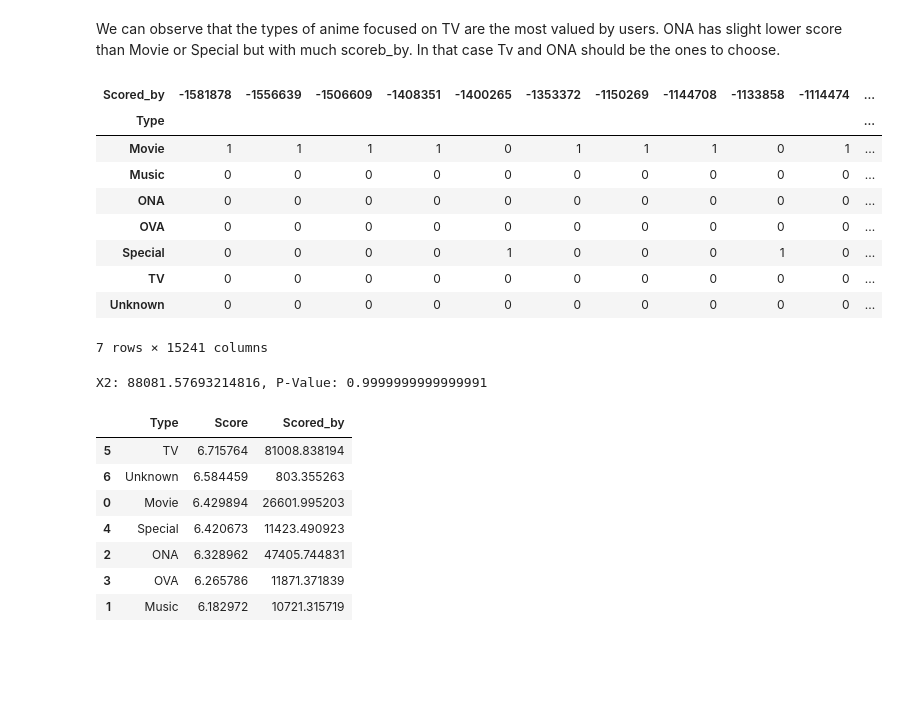
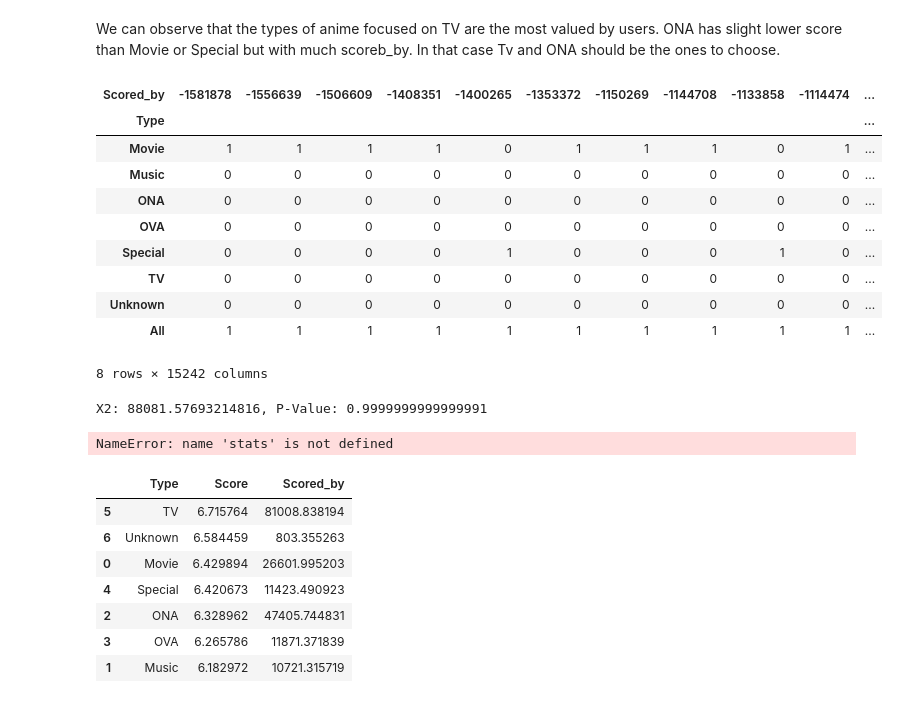
Before and after one commit to RealXun/EDA_ANIME, a Jupyter notebook: src/EDA_Anime.ipynb, the cells around one changed output. Cells and saved outputs as stored; diff of their text form; code cells hidden in the pictures; blank space fills up the shorter version.

```diff
--- a/src/EDA_Anime.ipynb
+++ b/src/EDA_Anime.ipynb
@@ -418,3 +436,8 @@ ax = sns.heatmap(corr,annot=True,cmap='viridis',mask = mask)
+# %%
+import pickle
+fichero = open("C:/Users/Christiandda/Desktop/dataset/"+"anime.pkl","rb")
+df_copy = pickle.load(fichero)
+fichero.close()
 # %% [markdown]
 # Data and visual Analysis
 # %% [markdown]
@@ -695,19 +728,20 @@ utils.complex_barplot_top10(no_unknown["Studios"])
 # %% [markdown]
 We can observe that the types of anime focused on TV are the most valued by users. ONA has slight lower score than Movie or Special but with much scoreb_by. In that case Tv and ONA should be the ones to choose.
 # %%
-cont_table  = pd.crosstab(df_copy['Type'], df_copy['Scored_by'])
+cont_table  = pd.crosstab(df_copy['Type'], df_copy['Scored_by'], margins=True)
 cont_table
 # %% [output]
 | Scored_by | -1581878 | -1556639 | -1506609 | -1408351 | -1400265 | -1353372 | -1150269 | -1144708 | -1133858 | -1114474 | ... |
 | Type |  |  |  |  |  |  |  |  |  |  | ... |
 | Movie | 1 | 1 | 1 | 1 | 0 | 1 | 1 | 1 | 0 | 1 | ... |
 | Music | 0 | 0 | 0 | 0 | 0 | 0 | 0 | 0 | 0 | 0 | ... |
 | ONA | 0 | 0 | 0 | 0 | 0 | 0 | 0 | 0 | 0 | 0 | ... |
 | OVA | 0 | 0 | 0 | 0 | 0 | 0 | 0 | 0 | 0 | 0 | ... |
 | Special | 0 | 0 | 0 | 0 | 1 | 0 | 0 | 0 | 1 | 0 | ... |
 | TV | 0 | 0 | 0 | 0 | 0 | 0 | 0 | 0 | 0 | 0 | ... |
 | Unknown | 0 | 0 | 0 | 0 | 0 | 0 | 0 | 0 | 0 | 0 | ... |
+| All | 1 | 1 | 1 | 1 | 1 | 1 | 1 | 1 | 1 | 1 | ... |
-7 rows × 15241 columns
+8 rows × 15242 columns
 # %%
 X2, p_value, degree_freedom, expected_values = stats.chi2_contingency(cont_table, correction = True)
 print("X2: {0}, P-Value: {1}".format(X2,p_value))
@@ -716,3 +758,10 @@ X2: 88081.57693214816, P-Value: 0.9999999999999991
+# %%
+sync = df_copy['Scored_by']
+asyncr = df_copy['Score']
+check_normality(sync)
+check_normality(asyncr)
+# %% [output]
+NameError: name 'stats' is not defined
 # %%
 utils.top_10_multi(df_copy,'Type','Score',"Scored_by")
 # %% [output]
```
Also changed, not shown: parts of 59 cells of this notebook, 12 other files.
